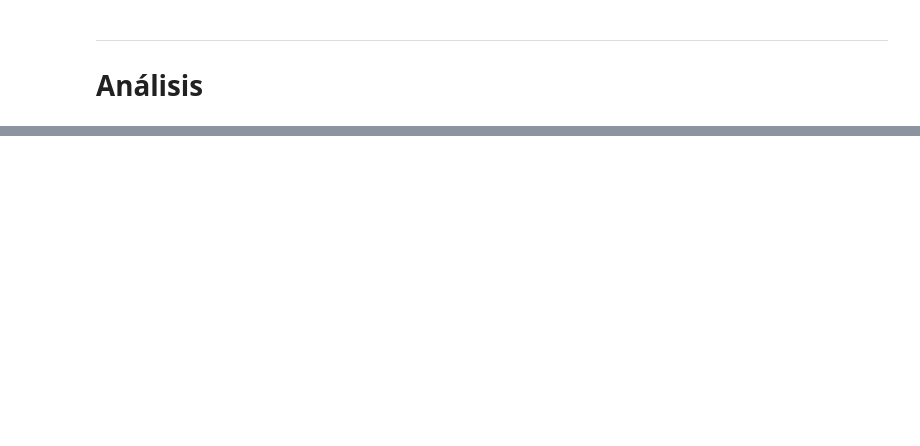
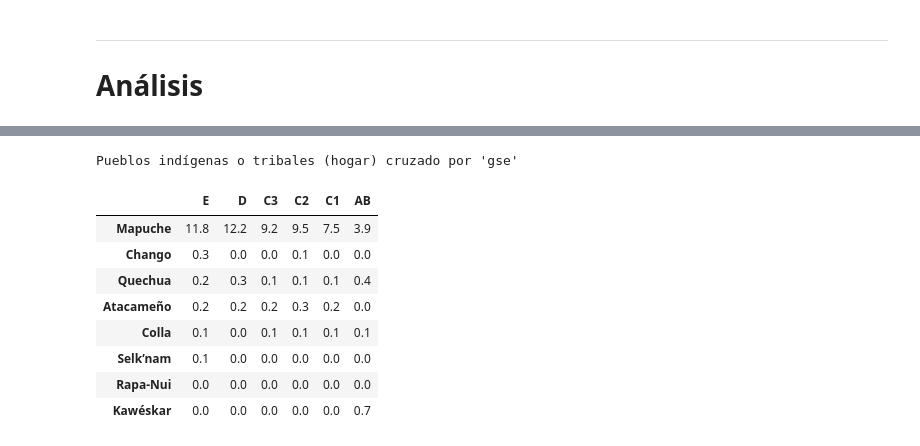
Before and after one commit to tomasleale/eaui_subtel, a Jupyter notebook: eaui2026_v2.ipynb, the cells around one changed output, grey strips where cells are left out. Cells and saved outputs as stored; diff of their text form; code cells hidden in the pictures; blank space fills up the shorter version.

```diff
--- a/eaui2026_v2.ipynb
+++ b/eaui2026_v2.ipynb
@@ -459,3 +564,36 @@ print('Grupos disponibles:', list(GRUPOS_RM.keys()))
+# %%
+def analizar_rm_cruce(grupo, cruce, factor='fe_personas', estilo=True):
+    """
+    Analiza un grupo de respuesta múltiple cruzado por una variable demográfica.
+    Si estilo=True, retorna tabla estilizada (HTML). Si es False, retorna el DataFrame puro.
+    """
+    if grupo not in GRUPOS_RM:
+        raise ValueError(f"Grupo '{grupo}' no existe.")
+
+    desc, cols = GRUPOS_RM[grupo]
+    cols = [c for c in cols if c in df.columns]
+
+    base_cruce = df.loc[df[cols].notna().any(axis=1)].groupby(cruce, observed=True)[factor].sum()
+
+    resultados = {}
+    for categoria in base_cruce.index:
+        base = base_cruce[categoria]
+        df_cat = df[df[cruce] == categoria]
+
+        pcts = {
+            etiquetas_limpias.get(c, c): round((df_cat.loc[df_cat[c]==1, factor].sum() / base) * 100, 1)
+            if base > 0 else 0
+            for c in cols
+        }
+        resultados[categoria] = pcts
+
+    res_df = pd.DataFrame(resultados)
+    res_df = res_df.sort_values(by=res_df.columns[0], ascending=False)
+
+    if estilo:
+        titulo_tabla = f"{desc} cruzado por '{cruce}' — factor: {factor}"
+        return fordf(res_df, titulo=titulo_tabla)
+    return res_df
 # %% [markdown]
 ---
 # Análisis
@@ -461,0 +630,13 @@ print('Grupos disponibles:', list(GRUPOS_RM.keys()))
+# %%
+analizar_rm_cruce('A12', cruce='gse', factor='fe_personas')
+# %% [output]
+Pueblos indígenas o tribales (hogar) cruzado por 'gse'
+|  | E | D | C3 | C2 | C1 | AB |
+| Mapuche | 11.8 | 12.2 | 9.2 | 9.5 | 7.5 | 3.9 |
+| Chango | 0.3 | 0.0 | 0.0 | 0.1 | 0.0 | 0.0 |
+| Quechua | 0.2 | 0.3 | 0.1 | 0.1 | 0.1 | 0.4 |
+| Atacameño | 0.2 | 0.2 | 0.2 | 0.3 | 0.2 | 0.0 |
+| Colla | 0.1 | 0.0 | 0.1 | 0.1 | 0.1 | 0.1 |
+| Selk’nam | 0.1 | 0.0 | 0.0 | 0.0 | 0.0 | 0.0 |
+| Rapa-Nui | 0.0 | 0.0 | 0.0 | 0.0 | 0.0 | 0.0 |
+| Kawéskar | 0.0 | 0.0 | 0.0 | 0.0 | 0.0 | 0.7 |
```
Also changed, not shown: parts of 14 cells of this notebook.
